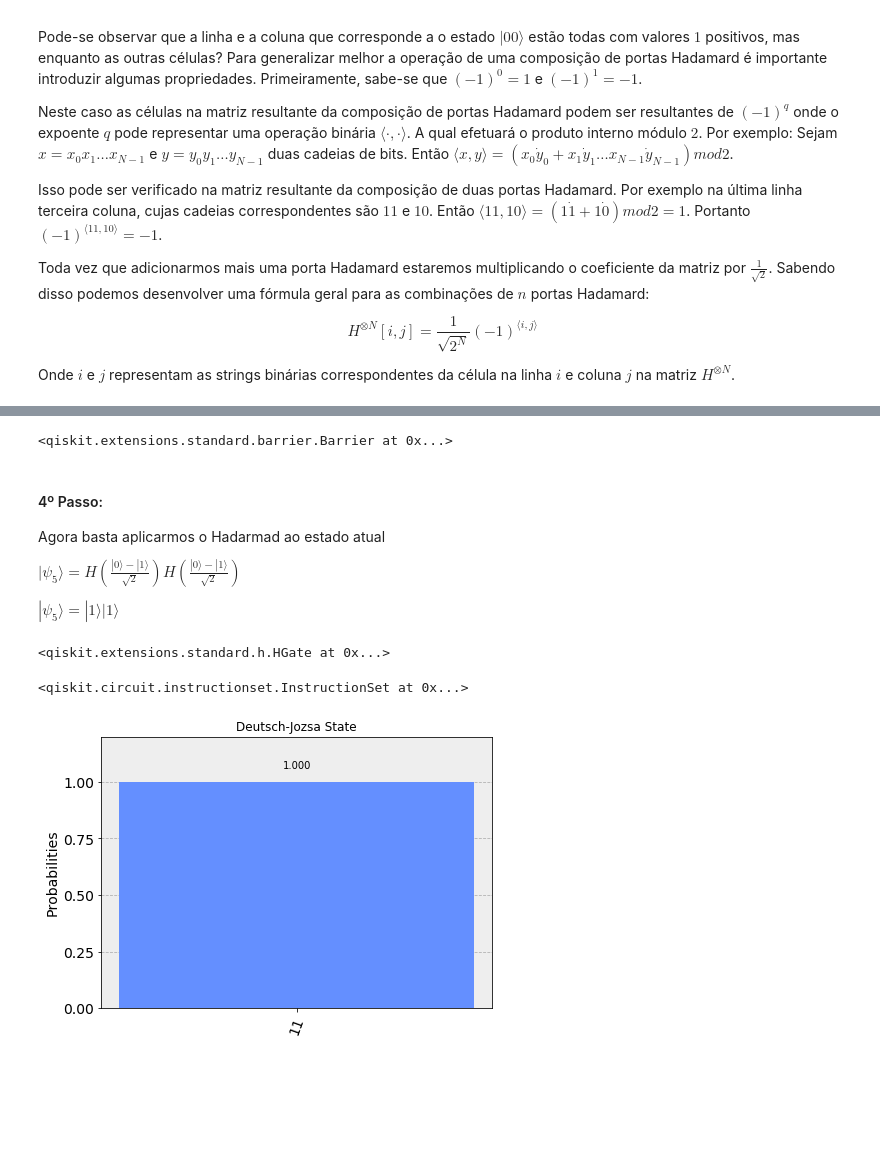
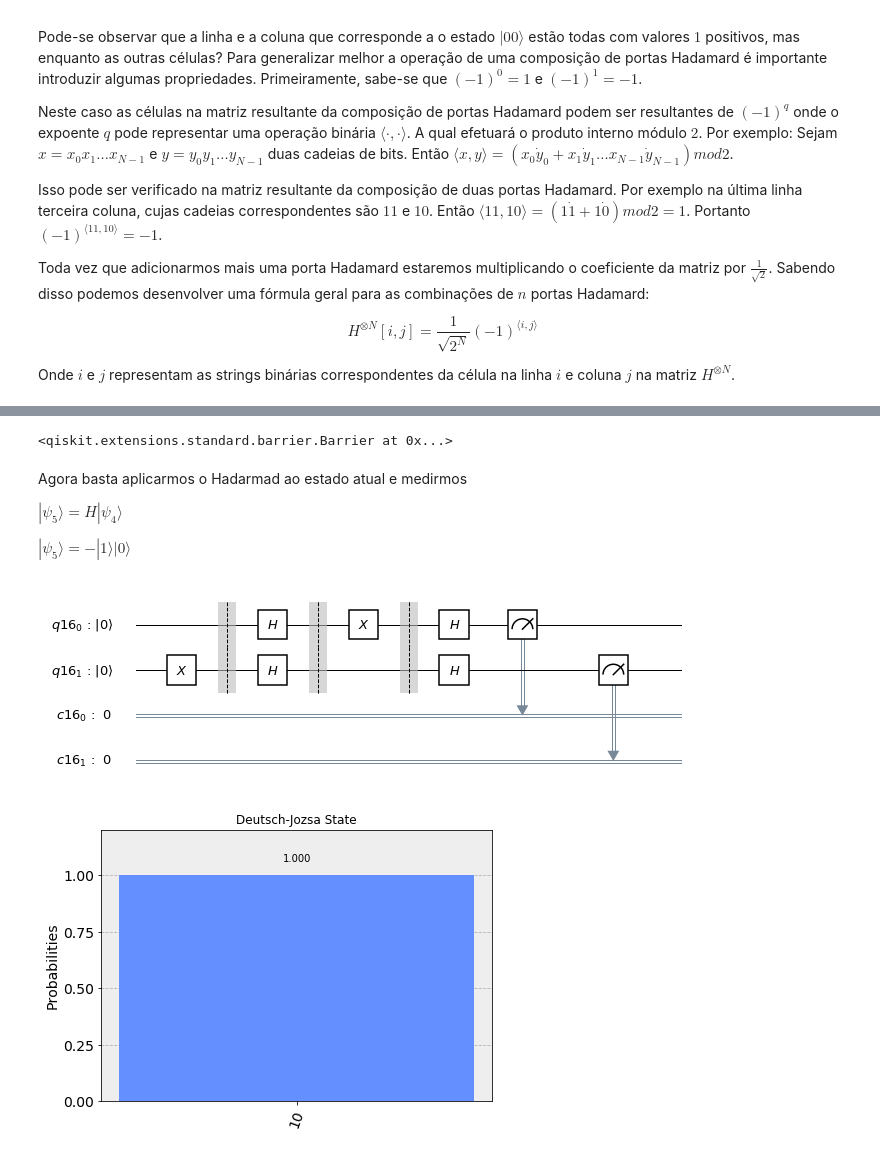
Before and after one commit to adjs/comp-quantica, a Jupyter notebook: deutsch_jozsa.ipynb, the cells around one changed output, grey strips where cells are left out. Saved outputs shown, nothing was run; the diff lists cells and outputs as text; code cells hidden in the pictures; blank space fills up the shorter version.

```diff
--- a/deutsch_jozsa.ipynb
+++ b/deutsch_jozsa.ipynb
@@ -227,5 +220,4 @@ from qiskit.tools.visualization import plot_histogram
 
 q = QuantumRegister(2)
 c = ClassicalRegister(2)
-deutsch = QuantumCircuit(q, c)
-deutsch.x(q[1])
+qc = QuantumCircuit(q, c)
@@ -254,0 +235,10 @@ deutsch.h(q[1])
+# %%
+#preparando o ancilla
+qc.x(q[1])
+
+qc.barrier()
+
+qc.h(q[1])
+qc.h(q[0])
+
+qc.barrier()
@@ -265,29 +256,20 @@ $|\psi_4\rangle = \frac{1}{2}\left(|00\rangle - |01\rangle - |10\rangle + |11\ra
-# %%
-deutsch.barrier()
-
-deutsch.cx(q[0], q[1])
-
-deutsch.barrier()
-# %% [output]
-<qiskit.extensions.standard.barrier.Barrier at 0x...>
+# %%
+qc.x(q[0])
+qc.barrier()
+# %% [output]
+<qiskit.extensions.standard.barrier.Barrier at 0x...>
 # %% [markdown]
-#### 4º Passo:
+Agora basta aplicarmos o Hadarmad ao estado atual e medirmos
 
-Agora basta aplicarmos o Hadarmad ao estado atual
-
-$|\psi_5\rangle = H\left(\frac{|0\rangle - |1\rangle}{\sqrt{2}}\right)H\left(\frac{|0\rangle - |1\rangle}{\sqrt{2}}\right)$
+$|\psi_5\rangle = H|\psi_4\rangle$
 
 
-$|\psi_5\rangle = |1\rangle|1\rangle$
+$|\psi_5\rangle = -|1\rangle|0\rangle$
-# %%
-deutsch.h(q[0])
-deutsch.h(q[1])
-# %% [output]
-<qiskit.extensions.standard.h.HGate at 0x...>
-# %%
-deutsch.draw()
-deutsch.measure(q, c)
-# %% [output]
-<qiskit.circuit.instructionset.InstructionSet at 0x...>
+# %%
+qc.h(q)
+qc.measure(q, c)
+qc.draw(output='mpl')
+# %% [output]
+[figure, added]
 # %%
 backend = Aer.get_backend('qasm_simulator')
```
Also changed, not shown: parts of 25 cells of this notebook.
